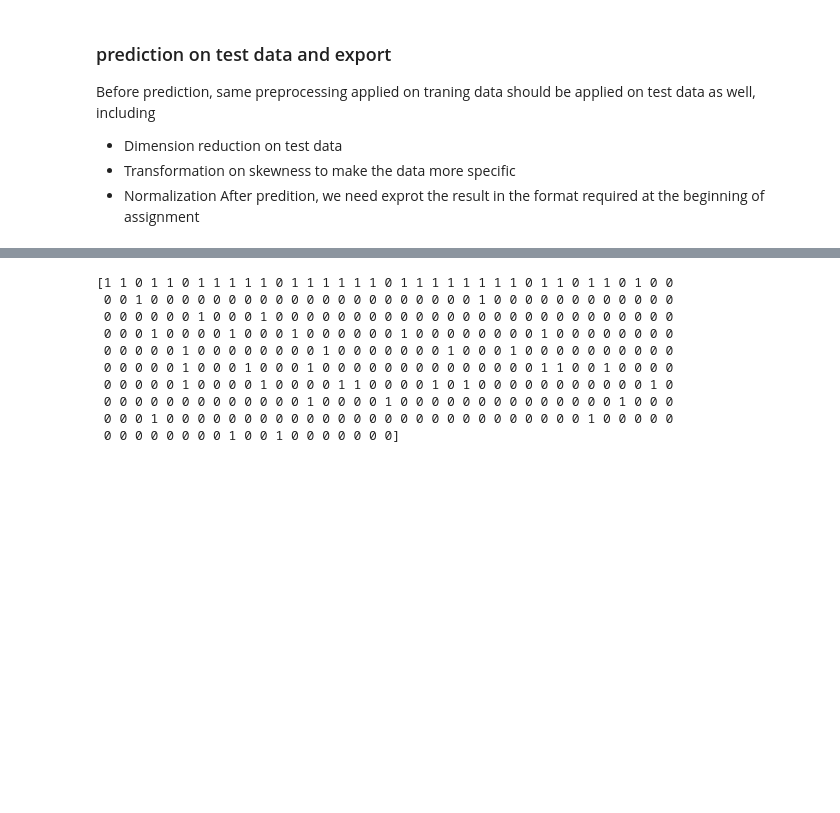
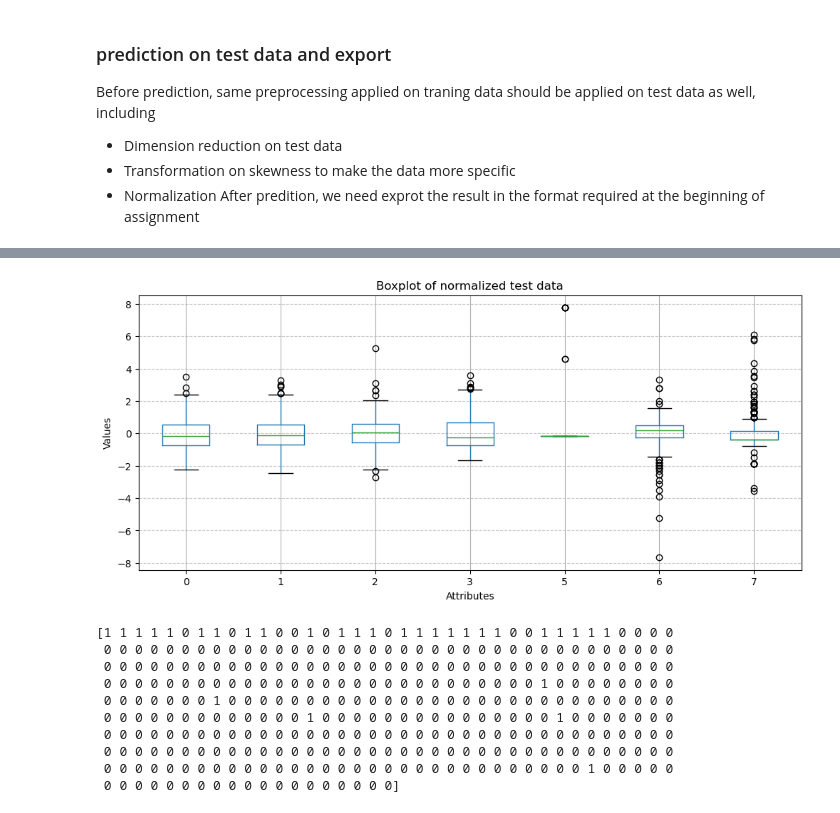
Before and after one commit to daiqing2009/CP610, a Jupyter notebook: Assignment2/A2.ipynb, the cells around one changed output, grey strips where cells are left out. Cells and saved outputs as stored; diff of their text form; code cells hidden in the pictures; blank space fills up the shorter version.

```diff
--- a/Assignment2/A2.ipynb
+++ b/Assignment2/A2.ipynb
@@ -427,25 +501,35 @@ After predition, we need exprot the result in the format required at the beginni
+# %%
+# normalize test data
+test_data=(test_data-test_data.mean())/test_data.std()
+
+# Create a dot plot
+plt.figure(figsize=(12, 5))
+
+test_data.boxplot()
+plt.title('Boxplot of normalized test data')
+plt.xlabel('Attributes')
+plt.ylabel('Values')
+# plt.xticks(rotation=30)
+plt.grid(axis='y', linestyle='--', alpha=0.7)
+plt.show()
+# %% [output]
+[figure, added]
 # %%
-# Dimension Reduction
-test_data = df_test_attribute_only.drop(columns=['4','5'])
-#TODO: Transform on skewness
-
-# normalize test data
-test_data=(test_data-test_data.mean())/test_data.std()
-
-result= classifier.predict(test_data)
+#Transform on skewness
+result= ensemble.predict(test_data)
 print(result)
 
 #write the result to
 df = pd.DataFrame(result.transpose())
 df.to_csv('prediction.txt',sep=' ', index=False, lineterminator=',')
 # %% [output]
-[1 1 0 1 1 0 1 1 1 1 1 0 1 1 1 1 1 1 0 1 1 1 1 1 1 1 1 0 1 1 0 1 1 0 1 0 0
- 0 0 1 0 0 0 0 0 0 0 0 0 0 0 0 0 0 0 0 0 0 0 0 0 1 0 0 0 0 0 0 0 0 0 0 0 0
- 0 0 0 0 0 0 1 0 0 0 1 0 0 0 0 0 0 0 0 0 0 0 0 0 0 0 0 0 0 0 0 0 0 0 0 0 0
- 0 0 0 1 0 0 0 0 1 0 0 0 1 0 0 0 0 0 0 1 0 0 0 0 0 0 0 0 1 0 0 0 0 0 0 0 0
- 0 0 0 0 0 1 0 0 0 0 0 0 0 0 1 0 0 0 0 0 0 0 1 0 0 0 1 0 0 0 0 0 0 0 0 0 0
- 0 0 0 0 0 1 0 0 0 1 0 0 0 1 0 0 0 0 0 0 0 0 0 0 0 0 0 0 1 1 0 0 1 0 0 0 0
- 0 0 0 0 0 1 0 0 0 0 1 0 0 0 0 1 1 0 0 0 0 1 0 1 0 0 0 0 0 0 0 0 0 0 0 1 0
- 0 0 0 0 0 0 0 0 0 0 0 0 0 1 0 0 0 0 1 0 0 0 0 0 0 0 0 0 0 0 0 0 0 1 0 0 0
- 0 0 0 1 0 0 0 0 0 0 0 0 0 0 0 0 0 0 0 0 0 0 0 0 0 0 0 0 0 0 0 1 0 0 0 0 0
- 0 0 0 0 0 0 0 0 1 0 0 1 0 0 0 0 0 0 0]
+[1 1 1 1 1 0 1 1 0 1 1 0 0 1 0 1 1 1 0 1 1 1 1 1 1 1 0 0 1 1 1 1 1 0 0 0 0
+ 0 0 0 0 0 0 0 0 0 0 0 0 0 0 0 0 0 0 0 0 0 0 0 0 0 0 0 0 0 0 0 0 0 0 0 0 0
+ 0 0 0 0 0 0 0 0 0 0 0 0 0 0 0 0 0 0 0 0 0 0 0 0 0 0 0 0 0 0 0 0 0 0 0 0 0
+ 0 0 0 0 0 0 0 0 0 0 0 0 0 0 0 0 0 0 0 0 0 0 0 0 0 0 0 0 1 0 0 0 0 0 0 0 0
+ 0 0 0 0 0 0 0 1 0 0 0 0 0 0 0 0 0 0 0 0 0 0 0 0 0 0 0 0 0 0 0 0 0 0 0 0 0
+ 0 0 0 0 0 0 0 0 0 0 0 0 0 1 0 0 0 0 0 0 0 0 0 0 0 0 0 0 0 1 0 0 0 0 0 0 0
+ 0 0 0 0 0 0 0 0 0 0 0 0 0 0 0 0 0 0 0 0 0 0 0 0 0 0 0 0 0 0 0 0 0 0 0 0 0
+ 0 0 0 0 0 0 0 0 0 0 0 0 0 0 0 0 0 0 0 0 0 0 0 0 0 0 0 0 0 0 0 0 0 0 0 0 0
+ 0 0 0 0 0 0 0 0 0 0 0 0 0 0 0 0 0 0 0 0 0 0 0 0 0 0 0 0 0 0 0 1 0 0 0 0 0
+ 0 0 0 0 0 0 0 0 0 0 0 0 0 0 0 0 0 0 0]
```
Also changed, not shown: parts of 13 cells of this notebook, 1 other file.
